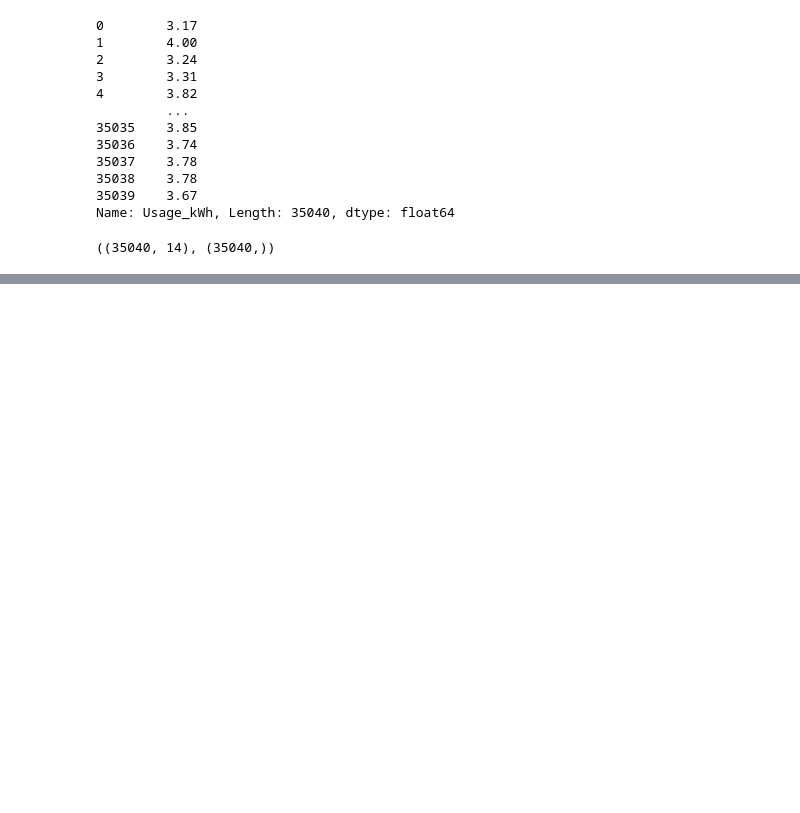
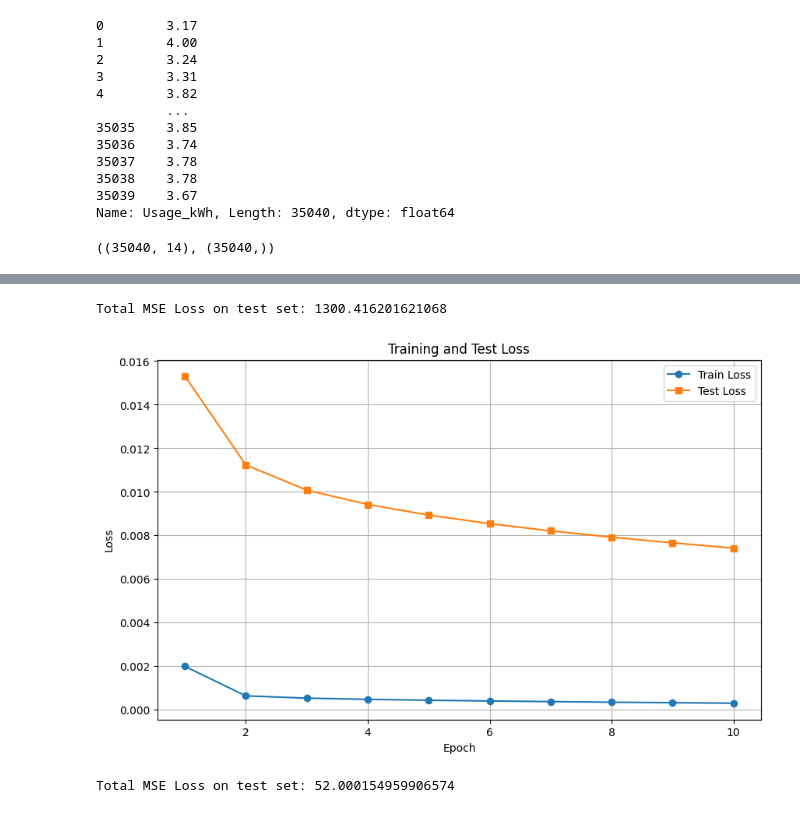
Before and after one commit to uvuv-643/DL_Algorithms, a Jupyter notebook: RNN/notebook.ipynb, the cells around one changed output, grey strips where cells are left out. Saved outputs shown, nothing was run; the diff lists cells and outputs as text; code cells hidden in the pictures; blank space fills up the shorter version.

Commit message:
feat: rnn + lstm + gru

```diff
--- a/RNN/notebook.ipynb
+++ b/RNN/notebook.ipynb
@@ -83,0 +195,67 @@ y_test = y_all[split_idx:]
+# %%
+mse_loss = 0
+for batch_idx in range(len(X_test) // batch_size):
+    batch = X_test[batch_idx * batch_size : (batch_idx + 1) * batch_size]
+    targets = np.array(y_test[batch_idx * batch_size : (batch_idx + 1) * batch_size].reshape(1, batch_size, 1))
+    outputs, hidden = rnn.forward(batch)
+    mse_loss += np.sum((outputs - targets) ** 2)
+
+print("Total MSE Loss on test set:", mse_loss)
+# %% [output]
+Total MSE Loss on test set: 1300.416201621068
+# %%
+from source.lstm import LSTM as LSTM_numpy
+import numpy as np
+import matplotlib.pyplot as plt
+
+lstm = LSTM_numpy(input_size=X_train.shape[1], hidden_size=128, output_size=1, lr=0.001)
+
+train_losses = []
+test_losses = []
+
+for epoch in tqdm(range(10)):
+    epoch_loss = 0
+    count = 0
+
+    for i in range(0, len(X_train), batch_size):
+        batch_x = X_train[i : i + batch_size]
+        batch_y = y_train[i : i + batch_size].reshape(-1, 1)
+        loss = lstm.backward(batch_x, batch_y)
+        epoch_loss += loss
+        count += len(batch_x)
+
+    train_losses.append(epoch_loss / count)
+
+    test_loss = 0
+    test_count = 0
+    for batch_idx in range(len(X_test) // batch_size):
+        batch = X_test[batch_idx * batch_size : (batch_idx + 1) * batch_size]
+        targets = np.array(y_test[batch_idx * batch_size : (batch_idx + 1) * batch_size].reshape(1, batch_size, 1))
+        outputs, hidden = lstm.forward(batch)
+        test_loss += np.sum((outputs - targets) ** 2)
+        test_count += len(batch)
+
+    test_losses.append(test_loss / test_count)
+
+plt.figure(figsize=(10, 6))
+plt.plot(range(1, len(train_losses) + 1), train_losses, label='Train Loss', marker='o')
+plt.plot(range(1, len(test_losses) + 1), test_losses, label='Test Loss', marker='s')
+plt.xlabel('Epoch')
+plt.ylabel('Loss')
+plt.title('Training and Test Loss')
+plt.legend()
+plt.grid(True)
+plt.show()
+# %% [output]
+[figure, added]
+# %%
+mse_loss = 0
+for batch_idx in range(len(X_test) // batch_size):
+    batch = X_test[batch_idx * batch_size : (batch_idx + 1) * batch_size]
+    targets = np.array(y_test[batch_idx * batch_size : (batch_idx + 1) * batch_size].reshape(1, batch_size, 1))
+    outputs, hidden = lstm.forward(batch)
+    mse_loss += np.sum((outputs - targets) ** 2)
+
+print("Total MSE Loss on test set:", mse_loss)
+# %% [output]
+Total MSE Loss on test set: 52.000154959906574
```
Also changed, not shown: parts of 9 cells of this notebook, 4 other files.
